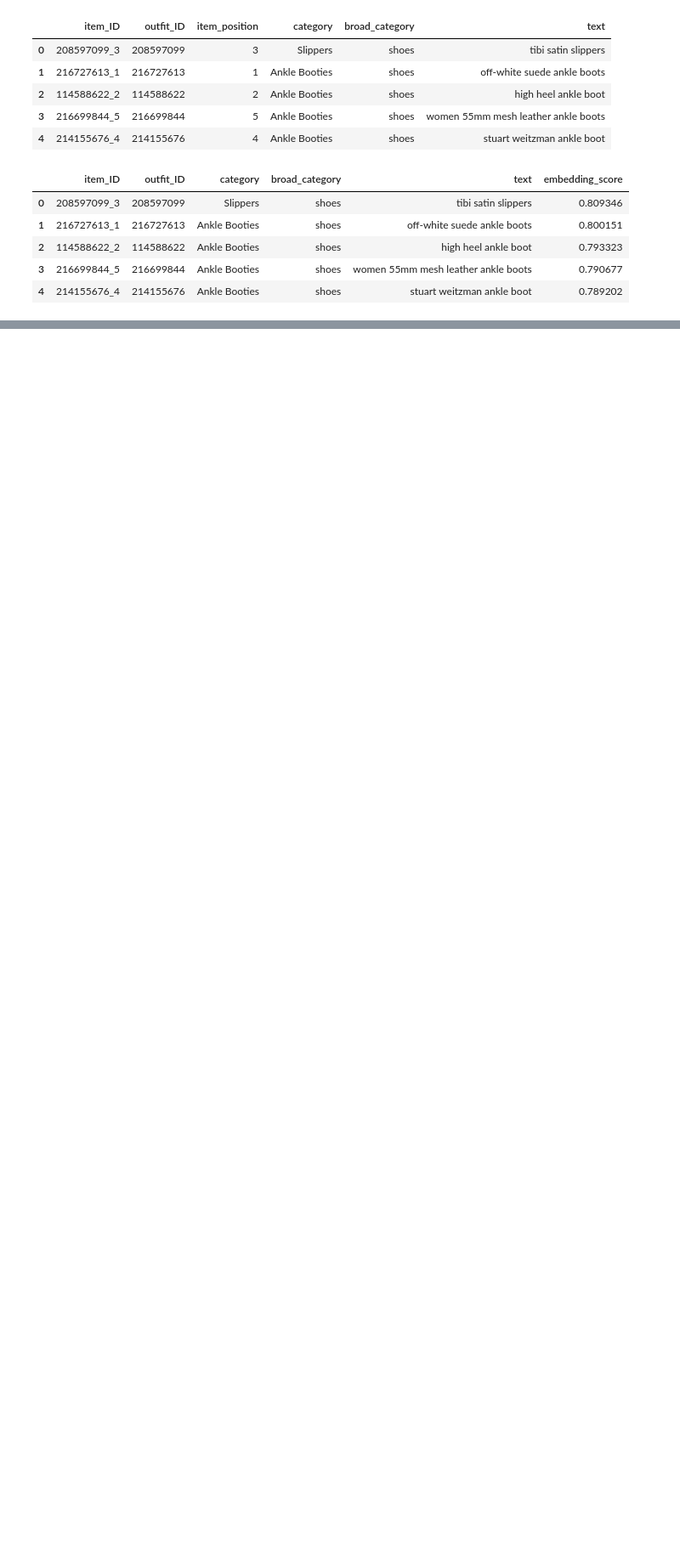
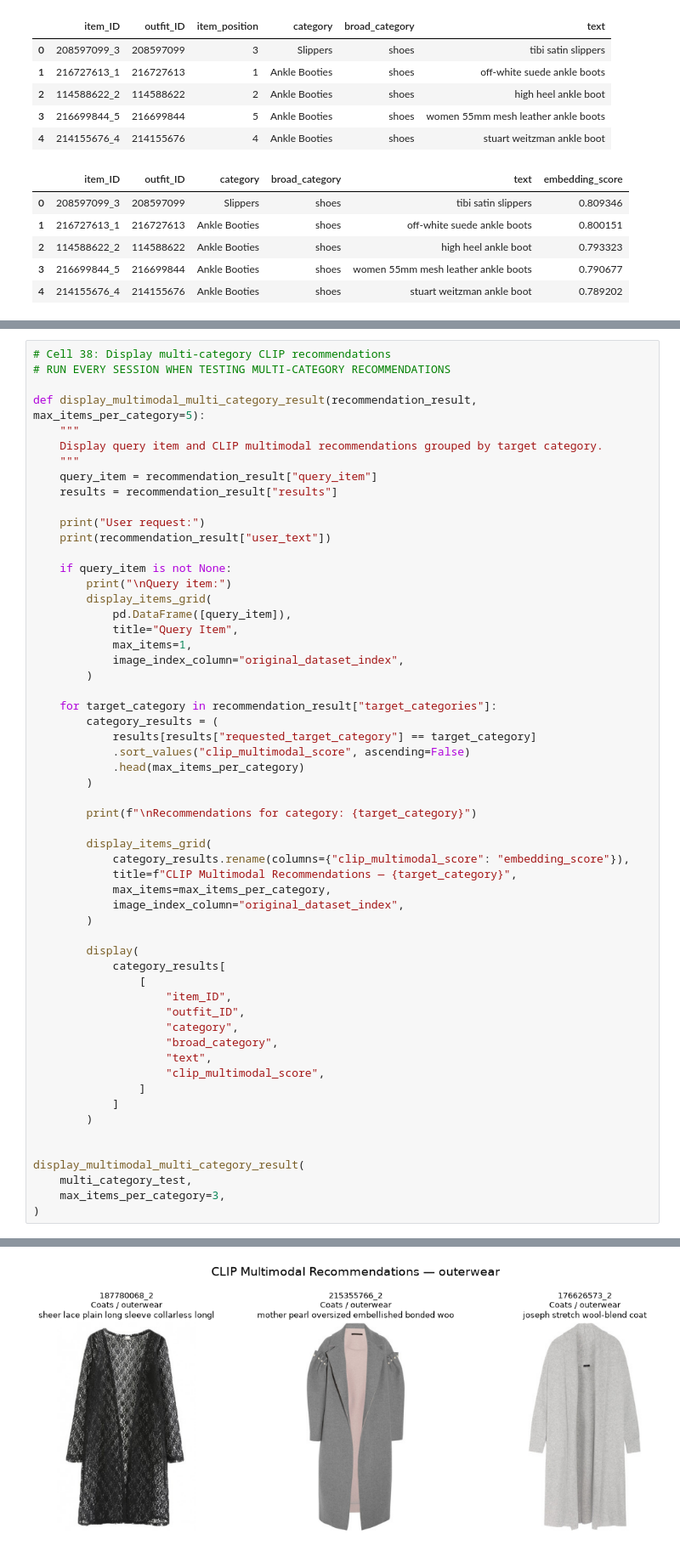
Before and after one commit to farzadismyid/evidence_fashion_recommender, a Jupyter notebook: notebook.ipynb, the cells around one changed output, grey strips where cells are left out. Shown at 85% size. Cells and saved outputs as stored; diff of their text form; blank space fills up the shorter version.

Commit message:
Display multi category multimodal recommendations

```diff
--- a/notebook.ipynb
+++ b/notebook.ipynb
@@ -2742,3 +2742,61 @@ Multi-category CLIP results:
 | 3 | accessories | 197775282_6 | 197775282 | Scarves | accessories | contrast trim shawl | 0.792324 |
 | 4 | accessories | 175317298_4 | 175317298 | Scarves | accessories | grey woven fringed wrap | 0.777209 |
 | 5 | accessories | 215058460_7 | 215058460 | Scarves | accessories | weekend max mara cashmere scarf | 0.774369 |
+# %%
+# Cell 38: Display multi-category CLIP recommendations
+# RUN EVERY SESSION WHEN TESTING MULTI-CATEGORY RECOMMENDATIONS
+
+def display_multimodal_multi_category_result(recommendation_result, max_items_per_category=5):
+    """
+    Display query item and CLIP multimodal recommendations grouped by target category.
+    """
+    query_item = recommendation_result["query_item"]
+    results = recommendation_result["results"]
+
+    print("User request:")
+    print(recommendation_result["user_text"])
+
+    if query_item is not None:
+        print("\nQuery item:")
+        display_items_grid(
+            pd.DataFrame([query_item]),
+            title="Query Item",
+            max_items=1,
+            image_index_column="original_dataset_index",
+        )
+
+    for target_category in recommendation_result["target_categories"]:
+        category_results = (
+            results[results["requested_target_category"] == target_category]
+            .sort_values("clip_multimodal_score", ascending=False)
+            .head(max_items_per_category)
+        )
+
+        print(f"\nRecommendations for category: {target_category}")
+
+        display_items_grid(
+            category_results.rename(columns={"clip_multimodal_score": "embedding_score"}),
+            title=f"CLIP Multimodal Recommendations — {target_category}",
+            max_items=max_items_per_category,
+            image_index_column="original_dataset_index",
+        )
+
+        display(
+            category_results[
+                [
+                    "item_ID",
+                    "outfit_ID",
+                    "category",
+                    "broad_category",
+                    "text",
+                    "clip_multimodal_score",
+                ]
+            ]
+        )
+
+
+display_multimodal_multi_category_result(
+    multi_category_test,
+    max_items_per_category=3,
+)
+# %% [output]
@@ -2744,0 +2811 @@ Multi-category CLIP results:
+[figure, added]
```
Also changed, not shown: parts of 1 cell of this notebook.
